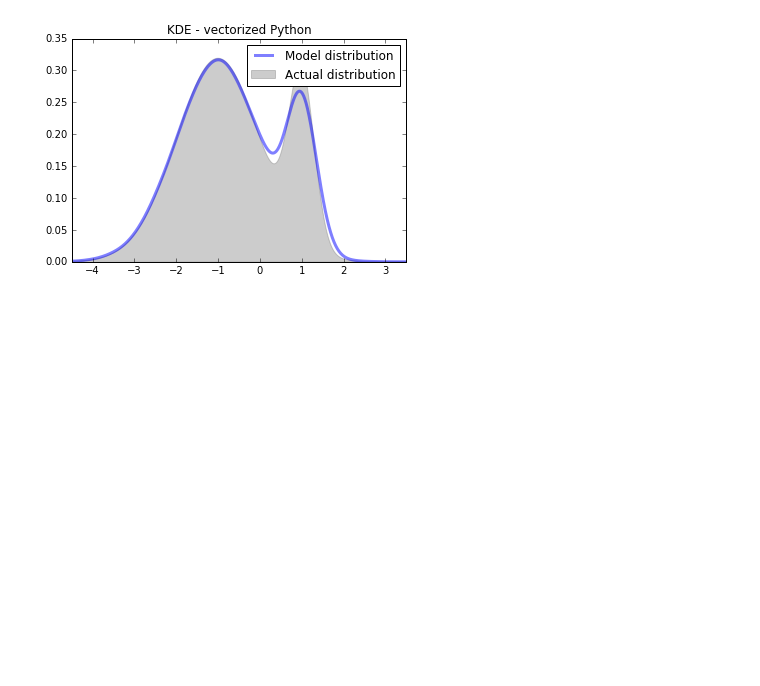
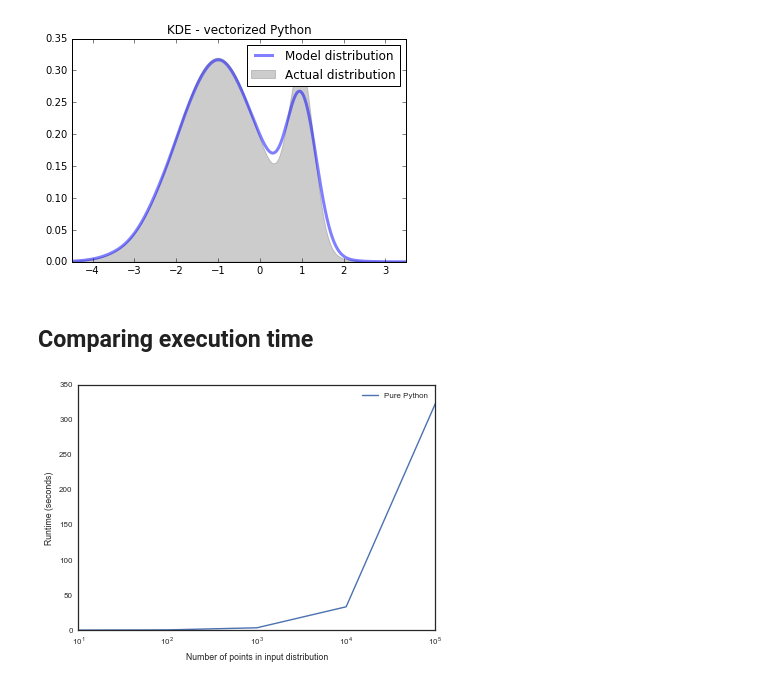
Before and after one commit to Mynti207/algo-paper, a Jupyter notebook: code/KDE_python.ipynb, the cells around one changed output. Cells and saved outputs as stored; diff of their text form; code cells hidden in the pictures; blank space fills up the shorter version.

```diff
--- a/code/KDE_python.ipynb
+++ b/code/KDE_python.ipynb
@@ -150,3 +172,43 @@ plt.show()
 # %% [output]
 Time to complete model: 1.34 seconds
 [figure]
+# %% [markdown]
+## Comparing execution time
+# %%
+timer_sk = []
+timer_pp = []
+timer_np = []
+
+test_n = [1e1, 1e2, 1e3, 1e4, 1e5]
+
+np.random.seed(0) # for consistency across runs
+
+for N in test_n:
+
+    # draw random data points
+    x = np.concatenate([norm(-1, 1.).rvs(int(0.8 * N)),
+                        norm(1, 0.3).rvs(int(0.2 * N))])
+
+    # sklearn
+    timer = time.time()
+    kde_sklearn(x, x_grid, bandwidth=bandwidth, kernel=kernel);
+    timer_sk.append(time.time() - timer)
+
+    # pure python
+    timer = time.time()
+    naive_kde(list(x), list(x_grid), bandwidth);
+    timer_pp.append(time.time() - timer)
+
+    # numpy
+    timer = time.time()
+    vectorized_kde(x, x_grid, bandwidth);
+    timer_np.append(time.time() - timer)
+# %%
+plt.plot(test_n, timer_pp, label='Pure Python')
+plt.legend(loc='best')
+plt.xlabel('Number of points in input distribution')
+plt.ylabel('Runtime (seconds)')
+plt.xscale('log')
+plt.plot();
+# %% [output]
+[figure, added]
```
Also changed, not shown: parts of 5 cells of this notebook, 5 other files.
